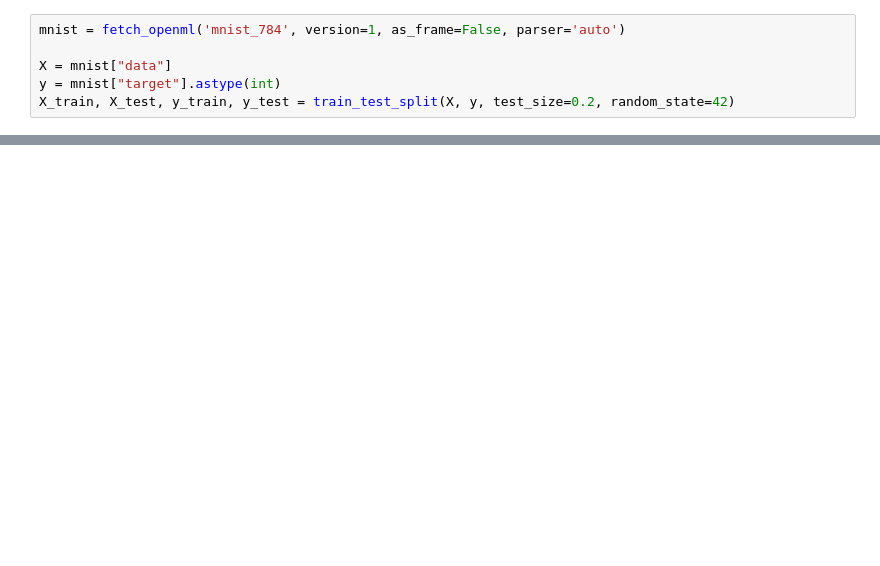
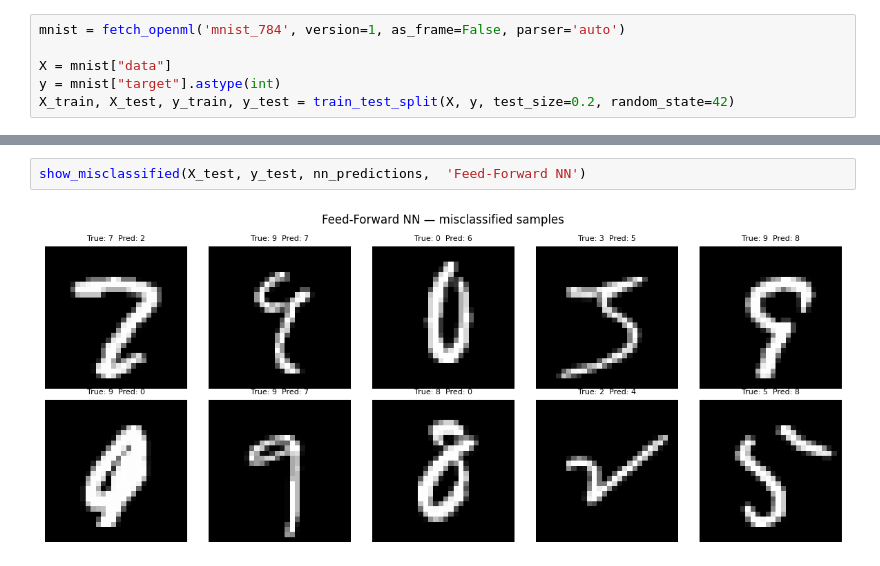
Before and after one commit to zakhar-guzii/Intership_test, a Jupyter notebook: task_1/notebook/demo.ipynb, the cells around one changed output, grey strips where cells are left out. Saved outputs shown, nothing was run; the diff lists cells and outputs as text; blank space fills up the shorter version.

```diff
--- a/task_1/notebook/demo.ipynb
+++ b/task_1/notebook/demo.ipynb
@@ -71,0 +158,4 @@ cnn_accuracy = accuracy_score(y_test, cnn_predictions)
+# %%
+show_misclassified(X_test, y_test, nn_predictions,  'Feed-Forward NN')
+# %% [output]
+[figure, added]
```
Also changed, not shown: parts of 22 cells of this notebook, 6 other files.
